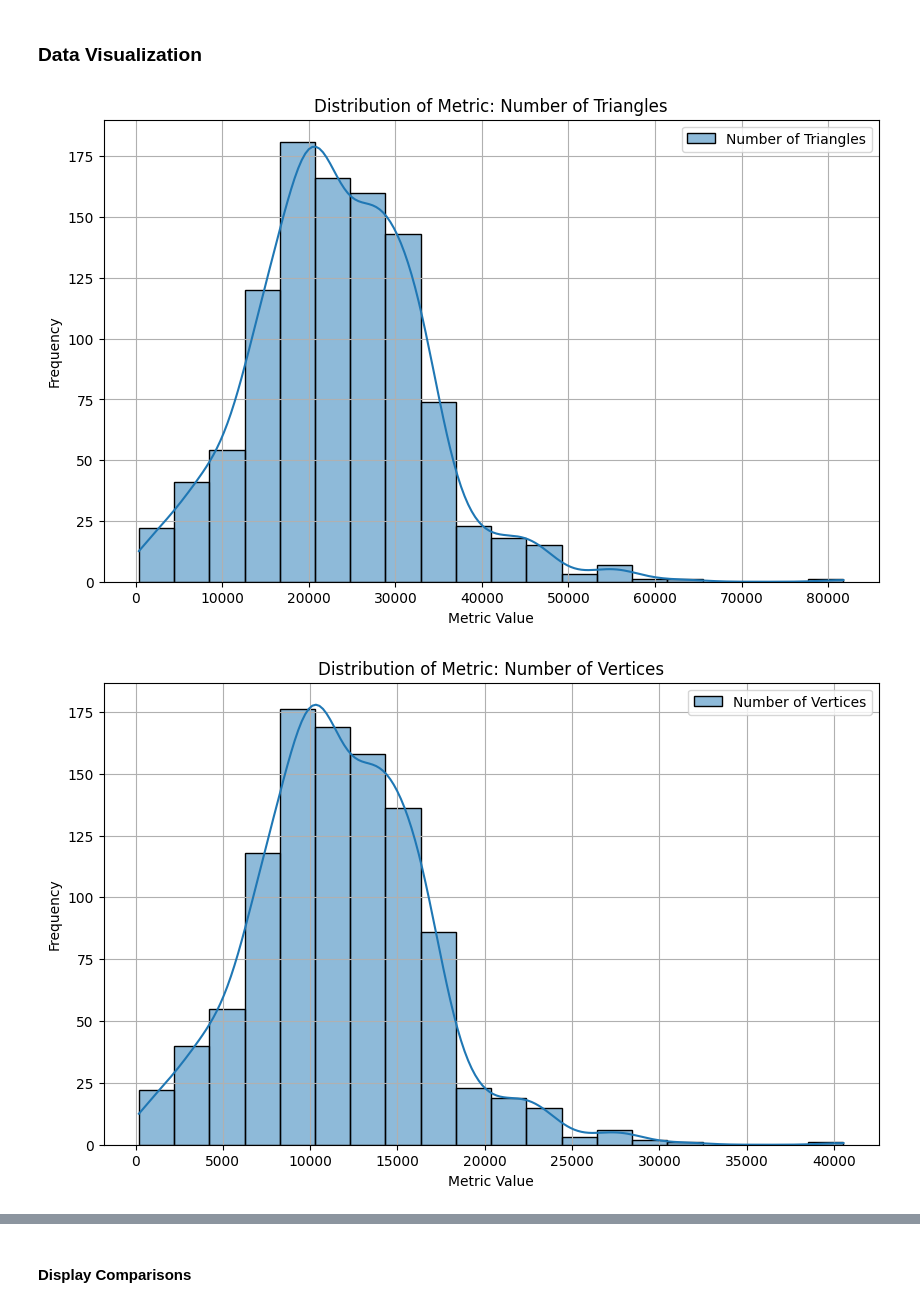
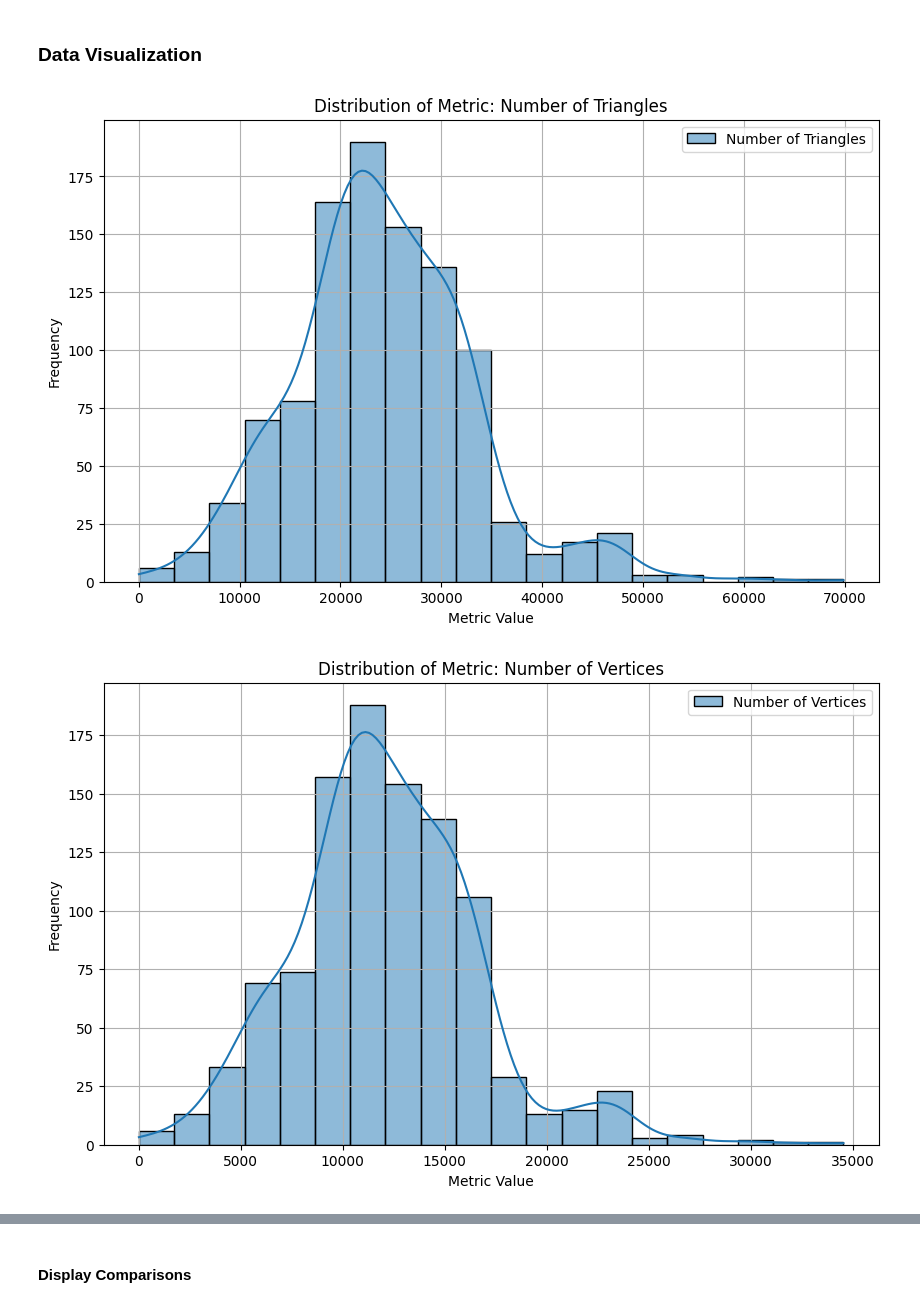
Before and after one commit to AutodeskAILab/WaLa, a Jupyter notebook: Optim/Run.ipynb, the cells around one changed output, grey strips where cells are left out. Drawn from its saved outputs; the diff is of its cells as text; code cells hidden in the pictures.

```diff
--- a/Optim/Run.ipynb
+++ b/Optim/Run.ipynb
@@ -515,31 +458,32 @@ Seed set to 42
 # %%
 api_key="mqrUAXjKBRul24uX6pxR3gRHX*eyJiYXNlVXJsIjoiaHR0cHM6Ly9jb21ldC5kZXYuY2xvdWRvcy5hdXRvZGVzay5jb20ifQ"
 comet_api = API(api_key=api_key)
 project_name="wala-time-checks"
 workspace="alessandro-giuliano"
 experiment_key = '1bf42d8c3ee545628968903512893acf'
 experiment_keys = {'Benchmark' : '1bf42d8c3ee545628968903512893acf',
+                    'Benchmark_2' : '7fd806b899544dec952ffd41b193bc83',
                     'mcubes_fast_write' : '223ac82d90fc4292a33c60cc93e9f929',
                     'Simplified Vertex' : '7fa0d3b99b0d48588f11da362ed52aca',
                     'Simplified Quadratic (Inside)' : '86c28056aca843ef9f450d948beb7c61',
                     'Simplified Quadratic (Outside)' : 'ab20f6ca2c98422399ebae16ad717dff',
                     'Tensor_RT_15.1' : '1c8c8f7b0616412c9fea5283877d205c',
                     'Tensor_RT_10.1' : '3406329dd9724231b8c0d9aa6f540e4b',
                     'Tensor_RT_5.1' : '7ecadc0f49c24241863e0188259271db',}
 # Retrieve the experiment
-experiment = comet_api.get_experiment(workspace, project_name, experiment_keys['Tensor_RT_5.1'])
+experiment = comet_api.get_experiment(workspace, project_name, experiment_keys['Tensor_RT_10.1'])
 
 
 exp_metric_names = ['Number of Triangles',
                     'Number of Vertices',
                     'Extract Image',
                     'TensorRT Inference Time',
                     "mcubes.marching_cubes time",
                     "export obj time",
                     'Default Delta']
 
 
 all_metric_data, metric_names, metric_display_names = Optim_Visualizations.retrieve_and_plot(experiment,exp_metric_names, plotting = True)
 # %% [output]
-[figure, old version]
+[figure, new version]
-[figure, old version]
+[figure, new version]
```
Also changed, not shown: parts of 16 cells of this notebook, 4 other files.
